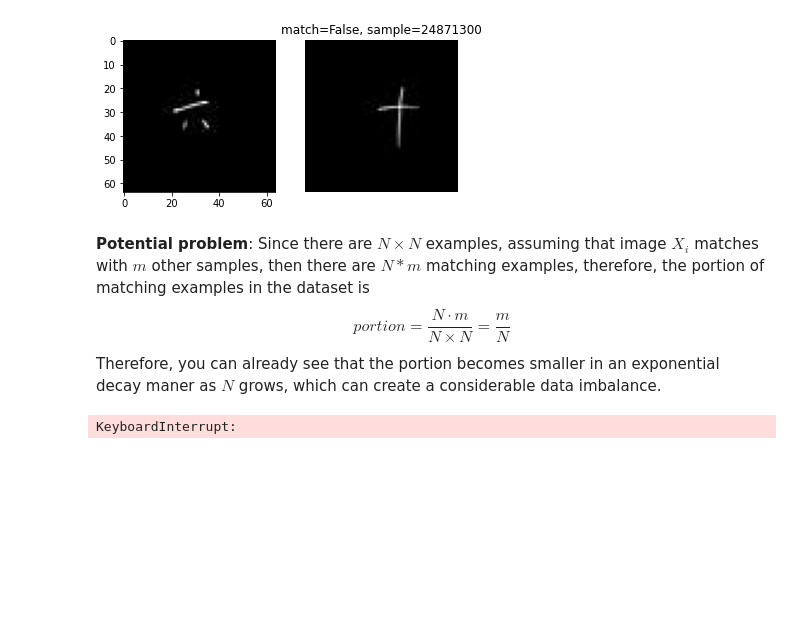
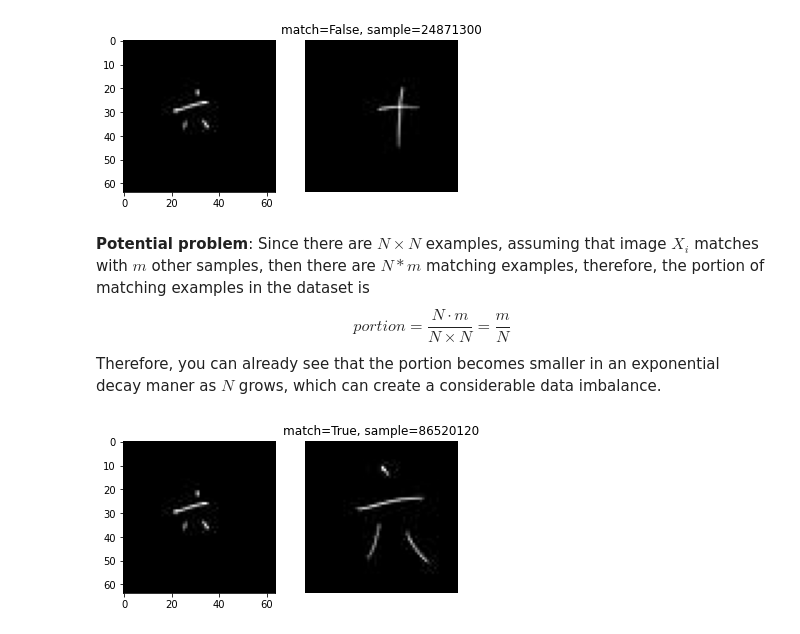
Before and after one commit to mormoassaf/ml-2022, a Jupyter notebook: main.ipynb, the cells around one changed output. Drawn from its saved outputs; the diff is of its cells as text; code cells hidden in the pictures; blank space fills up the shorter version.

Commit message:
created dataset

```diff
--- a/main.ipynb
+++ b/main.ipynb
@@ -89,12 +90,15 @@ def get_sim_example(X, Y, i):
     score = 1.0 if Y[row] == Y[col] else 0.0
     return left, right, score
 
-def plot_example_i(X, Y, i):
-    left, right, score = get_sim_example(X, Y, i)
+def plot_sample(left, right, score):
     plt.subplot(1, 2, 1).imshow(left, cmap="gray")
     plt.subplot(1, 2, 2).imshow(right, cmap="gray")
     plt.title(f"match={score==1}, sample={i}")
     plt.axis("off")
+
+def plot_example_i(X, Y, i):
+    left, right, score = get_sim_example(X, Y, i)
+    plot_sample(left, right, score)
 # %%
 # Get random sample
 i = np.random.randint(0, len(train_images)**2)
@@ -107,13 +111,38 @@ $$
 portion = \frac{N\cdot m}{N \times N} = \frac{m}{N}
 $$
 Therefore, you can already see that the portion becomes smaller in an exponential decay maner as $N$ grows, which can create a considerable data imbalance.
-# %%
-def pipeline(images, charidxs):
-    for img in images:
-        img = img.astype(np.float32)
-        img = img / 255.0
-    scoresdataset = indices2similarities(images, charidxs)
-    return scoresdataset
-pipeline(train_images, train_ids)
-# %% [output]
-KeyboardInterrupt:
+# %%
+class ChineseMNISTDataset(Dataset):
+
+    def __init__(self, X, Y, transform=None):
+        self.X = X
+        self.Y = Y
+        self.transform = transform
+
+    def __len__(self):
+        return len(self.X)**2
+
+    def __getitem__(self, index):
+        N = len(self)
+        if i >= N:
+            raise ValueError("i must be less than len(X)**2")
+        row = i // N
+        col = i % len(self.X)
+        left = self.X[row]
+        right = self.X[col]
+        score = 1.0 if self.Y[row] == self.Y[col] else 0.0
+
+        if self.transform:
+            left = self.transform(left)
+            right = self.transform(right)
+        return left, right, score
+# %%
+train_ds = ChineseMNISTDataset(train_images, train_ids)
+val_ds = ChineseMNISTDataset(val_images, val_ids)
+test_ds = ChineseMNISTDataset(test_images, test_ids)
+# %%
+# Get random sample
+i = np.random.randint(0, len(train_ds))
+plot_sample(*train_ds[i])
+# %% [output]
+[figure, added]
```
Also changed, not shown: parts of 1 cell of this notebook.
